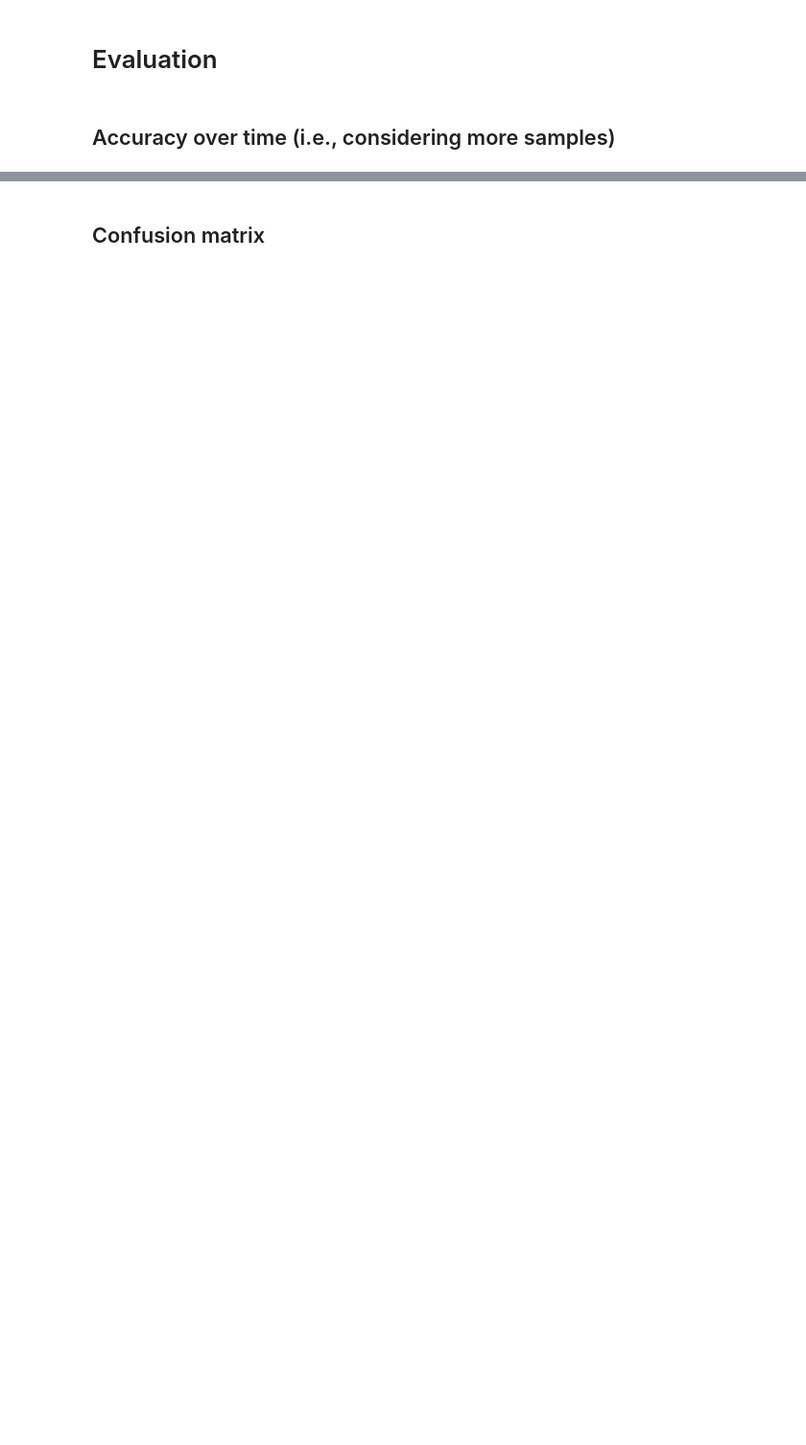
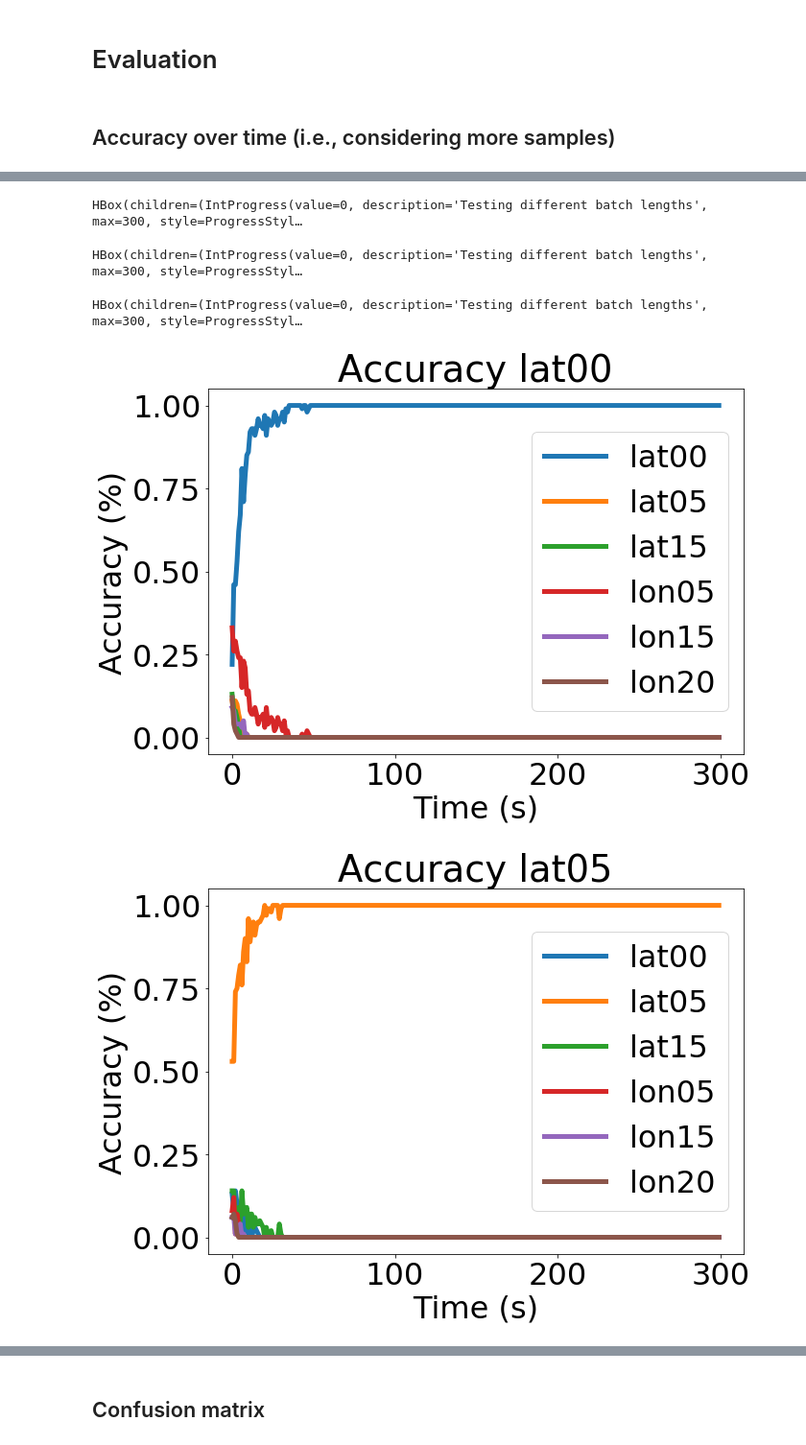
Before and after one commit to davidmiralles/Naive_Bayes_Classifier, a Jupyter notebook: bayes.ipynb, the cells around one changed output, grey strips where cells are left out. Shown: that part at 96% size. Drawn from its saved outputs; the diff is of its cells as text; code cells hidden in the pictures; blank space fills up the shorter version.

Commit message:
optimised classification overtime

```diff
--- a/bayes.ipynb
+++ b/bayes.ipynb
@@ -65,6 +66,3 @@ def load_data(train_path, test_path, dtype=np.float64, filename_sep='_'):
             y_test = np.append(y_test, np.ones((X_test.shape[0] - y_test.shape[0],)) * label_to_id[label])
 
     return X_train, X_test, y_train, y_test, label_to_id
-# %%
-X_train, X_test, y_train, y_test, label_to_id = load_data("./datasets/haptic_train", "./datasets/haptic_test")
-print(X_train.shape, X_test.shape, y_train.shape, y_test.shape)
@@ -184,13 +180,20 @@ def get_hot_vector(states, test_states):
     hot_vector[np.arange(len(state_indices)),state_indices] = 1
     return hot_vector
 
-def naive_bayes_classifier(conditional_prob, states, X_test):
+def naive_bayes_classifier(conditional_prob, states, X_test, return_prob=False):
     hot_v_states = get_hot_vector(states, X_test)
     prob = conditional_prob @ hot_v_states.T
 
     # sum(log(P(x_i|y)))
     posterior_prob = prob.sum(axis = 1)
 
+    if return_prob:
+        return np.argmax(posterior_prob), prob
+    else:
+        return np.argmax(posterior_prob)
+
+def naive_bayes_classifier_lite(conditional_prob, start, end):
+    posterior_prob = conditional_prob[:,start:end].sum(axis = 1)
     return np.argmax(posterior_prob)
 # %% [markdown]
 # Evaluation
@@ -203,6 +206,8 @@ def accuracy_over_time(conditional_prob, states, X_test, y_test, n_start=1, n_en
     end = min(min(counts), n_end)
 
     classifications = dict()
+    hot_v_states = get_hot_vector(states, X_test)
+    prob = conditional_prob @ hot_v_states.T
 
     for y in tqdm(labels, unit="class", desc="Testing different classes"):
         classifications[y] = None
@@ -215,55 +220,22 @@ def accuracy_over_time(conditional_prob, states, X_test, y_test, n_start=1, n_en
             x_ticks.append(n/sampling_rate)
 
             i_tests = np.random.choice(min(counts)-n, n_tests)
-            #for i in range(min(counts)//n):
             for i in i_tests:
-                #pred = naive_bayes_classifier(conditional_prob, states, X_test[y_test == y][i*n : (i+1)*n])
-                pred = naive_bayes_classifier(conditional_prob, states, X_test[y_test == y][i : i+n])
+                pred = naive_bayes_classifier_lite(prob[:,y_test == y], i, i+n)
                 classifications[y][pred][-1] += 1
 
             classifications[y][:,-1] /= sum(classifications[y][:,-1])
 
     return classifications, x_ticks
 
-def filter(values):
-    #Filter parameters
-    #order
-    N = 6
-    #sampling frequency
-    fs = 40
-    #cutoff frequency
-    fc = 0.5
-    #Wn = fc/(fs/2)
-    Wn = fc/(fs/2)
 
-    b, a = sg.butter(N, Wn, 'low')
-    return sg.filtfilt(b, a, values)
-
-def plot_accuracy_over_time(classifications, label_to_id, x_ticks, filtered=False):
-    for y in classifications:
-        target = list(label_to_id.keys())[list(label_to_id.values()).index(y)]
-        plt.figure(figsize=(10,7))
-        plt.rcParams.update({'font.size': 32})
-        plt.title(f'Accuracy {target}')
-
-        for pred in range(len(classifications[y])):
-            label = list(label_to_id.keys())[list(label_to_id.values()).index(pred)]
-            if filtered:
-                plt.plot(x_ticks, filter(classifications[y][pred]), linewidth=5, label=label)
-            else:
-                plt.plot(x_ticks, classifications[y][pred], linewidth=5, label=label)
-
-        plt.ylabel('Accuracy (%)')
-        plt.xlabel('Time (s)')
-        plt.legend()
-        plt.savefig(f'out/img/{target}_filtered.png' if filtered else f'out/img/{target}.png', bbox_inches='tight', dpi=600)
-        plt.savefig(f'out/img/{target}_filtered.svg' if filtered else f'out/img/{target}.svg', bbox_inches='tight', dpi=600)
-        plt.show()
 
 
 X_train, X_test, y_train, y_test, label_to_id = load_data("./datasets/haptic_train", "./datasets/haptic_test")
 conditional_prob, states = get_conditional_prob(X_train, y_train, X_test) # Kind of training
 classifications, x_ticks = accuracy_over_time(conditional_prob, states, X_test, y_test)
 pickle.dump(classifications, open('out/pkl/classifications.pkl', 'wb'))
-plot_accuracy_over_time(classifications, label_to_id, x_ticks)
+pickle.dump(x_ticks, open('out/pkl/x_ticks.pkl', 'wb'))
+pickle.dump(label_to_id, open('out/pkl/label_to_id.pkl', 'wb'))
+v.plot_accuracy_over_time(classifications, label_to_id, x_ticks)
 # %% [output]
@@ -270,0 +246,5 @@ KeyboardInterrupt:
+HBox(children=(IntProgress(value=0, description='Testing different batch lengths', max=300, style=ProgressStyl…
+HBox(children=(IntProgress(value=0, description='Testing different batch lengths', max=300, style=ProgressStyl…
+HBox(children=(IntProgress(value=0, description='Testing different batch lengths', max=300, style=ProgressStyl…
+[figure, added]
+[figure, added]
```
Also changed, not shown: parts of 25 cells of this notebook, 28 other files.
